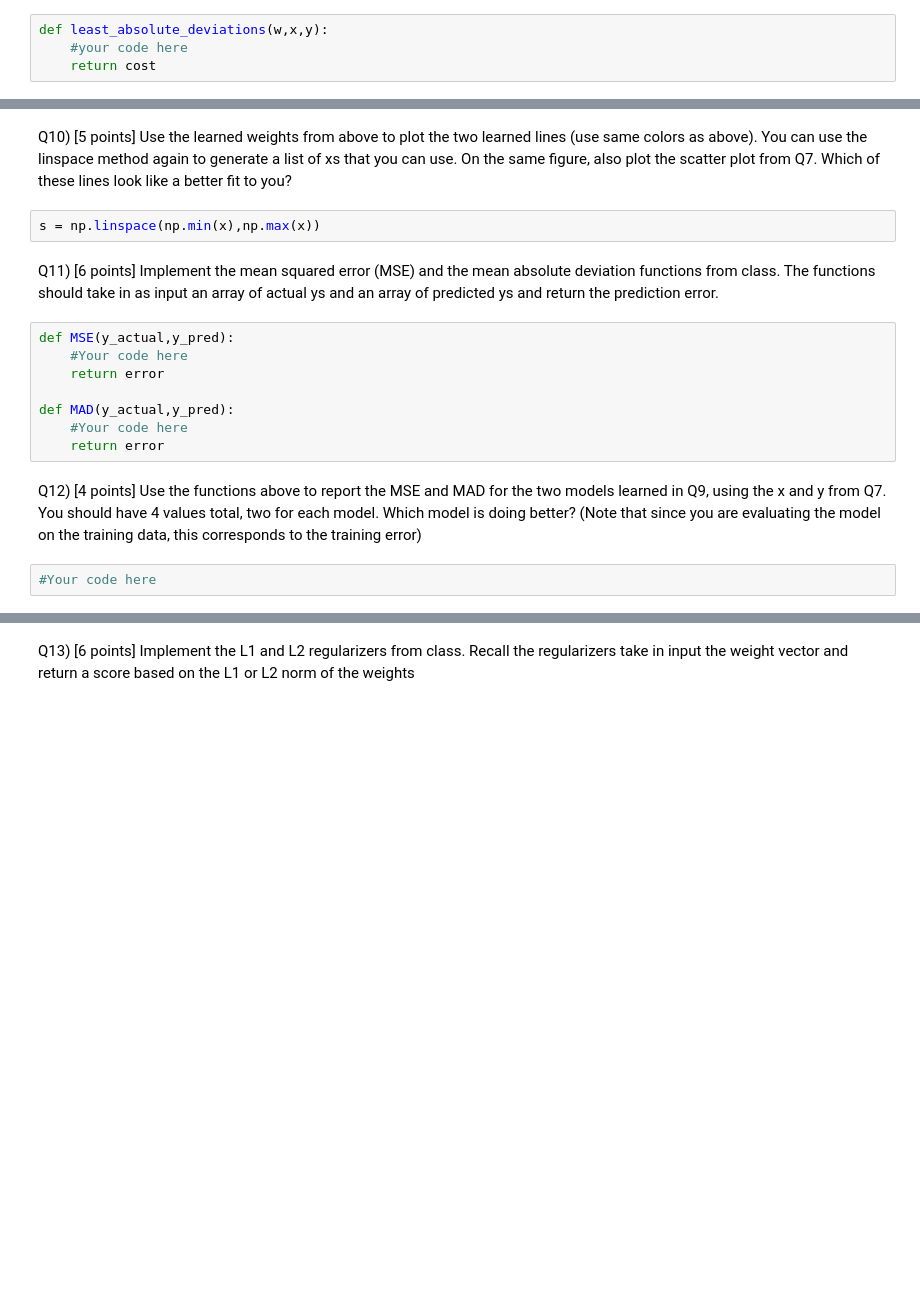
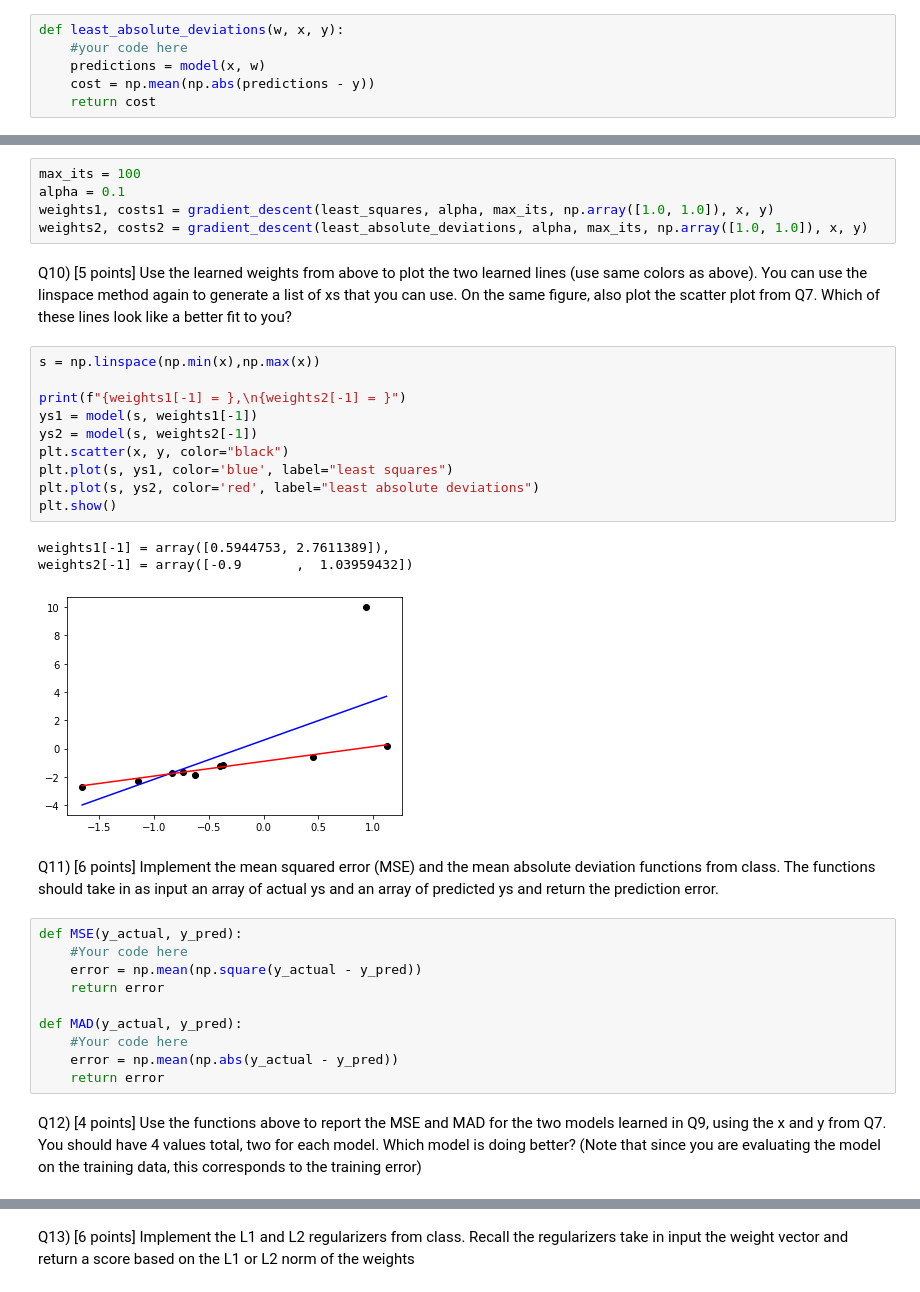
Before and after one commit to lostflux/machine-learning, a Jupyter notebook: HW2/HW2.ipynb, the cells around one changed output, grey strips where cells are left out. Cells and saved outputs as stored; diff of their text form; blank space fills up the shorter version.

```diff
--- a/HW2/HW2.ipynb
+++ b/HW2/HW2.ipynb
@@ -147,8 +139,10 @@ plt.show()
 # %% [markdown]
 Q8) [10 ponts] Implement the least absolute deviations function discussed in class. The function should take in an array of weights, w, an array of x's and an array of ys. It should use the model function implemented in Q1  and return a float indicating the total cost.
 # %%
-def least_absolute_deviations(w,x,y):
+def least_absolute_deviations(w, x, y):
     #your code here
+    predictions = model(x, w)
+    cost = np.mean(np.abs(predictions - y))
     return cost
 # %% [markdown]
 Q9) [5 points] Use the gradient descent function twice to learn two linear models using the new x and y from Q7 using the following parameters and plot the cost_history for both runs on the same plot. Make the plot for the first run blue and the plot for the second run red.
@@ -170,21 +164,38 @@ w = [1.0,1.0]
 max_its=100
 
 alpha=0.1
+# %%
+max_its = 100
+alpha = 0.1
+weights1, costs1 = gradient_descent(least_squares, alpha, max_its, np.array([1.0, 1.0]), x, y)
+weights2, costs2 = gradient_descent(least_absolute_deviations, alpha, max_its, np.array([1.0, 1.0]), x, y)
 # %% [markdown]
 Q10) [5 points] Use the learned weights from above to plot the two learned lines (use same colors as above). You can use the linspace method again to generate a list of xs that you can use. On the same figure, also plot the scatter plot from Q7. Which of these lines look like a better fit to you?
-# %%
-s = np.linspace(np.min(x),np.max(x))
+# %%
+s = np.linspace(np.min(x),np.max(x))
+
+print(f"{weights1[-1] = },\n{weights2[-1] = }")
+ys1 = model(s, weights1[-1])
+ys2 = model(s, weights2[-1])
+plt.scatter(x, y, color="black")
+plt.plot(s, ys1, color='blue', label="least squares")
+plt.plot(s, ys2, color='red', label="least absolute deviations")
+plt.show()
+# %% [output]
+weights1[-1] = array([0.5944753, 2.7611389]),
+weights2[-1] = array([-0.9       ,  1.03959432])
+[figure, added]
 # %% [markdown]
 Q11) [6 points] Implement the mean squared error (MSE) and the mean absolute deviation functions from class. The functions should take in as input an array of actual ys and an array of predicted ys and return the prediction error.
 # %%
-def MSE(y_actual,y_pred):
+def MSE(y_actual, y_pred):
     #Your code here
+    error = np.mean(np.square(y_actual - y_pred))
     return error
 
-def MAD(y_actual,y_pred):
+def MAD(y_actual, y_pred):
     #Your code here
+    error = np.mean(np.abs(y_actual - y_pred))
     return error
 # %% [markdown]
 Q12) [4 points] Use the functions above to report the MSE and MAD for the two models learned in Q9, using the x and y from Q7. You should have 4 values total, two for each model. Which model is doing better? (Note that since you are evaluating the model on the training data, this corresponds to the training error)
-# %%
-#Your code here
```
Also changed, not shown: parts of 10 cells of this notebook.
